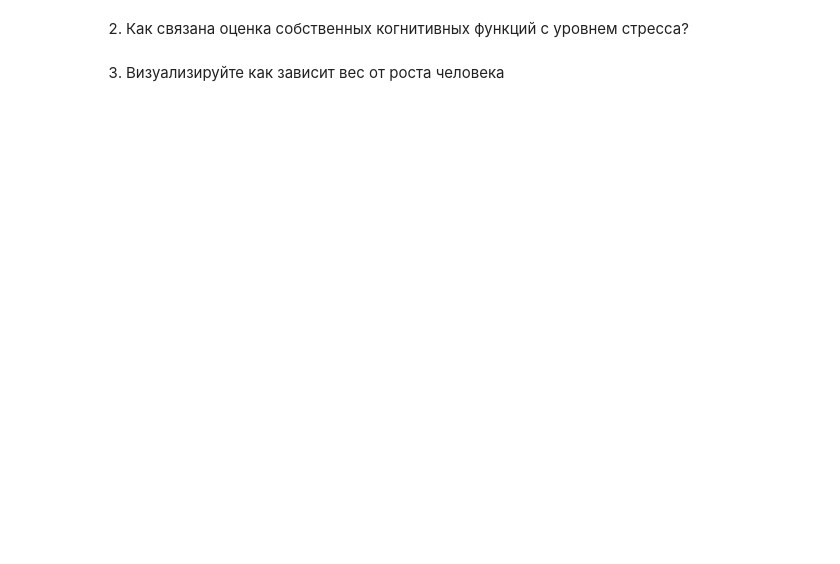
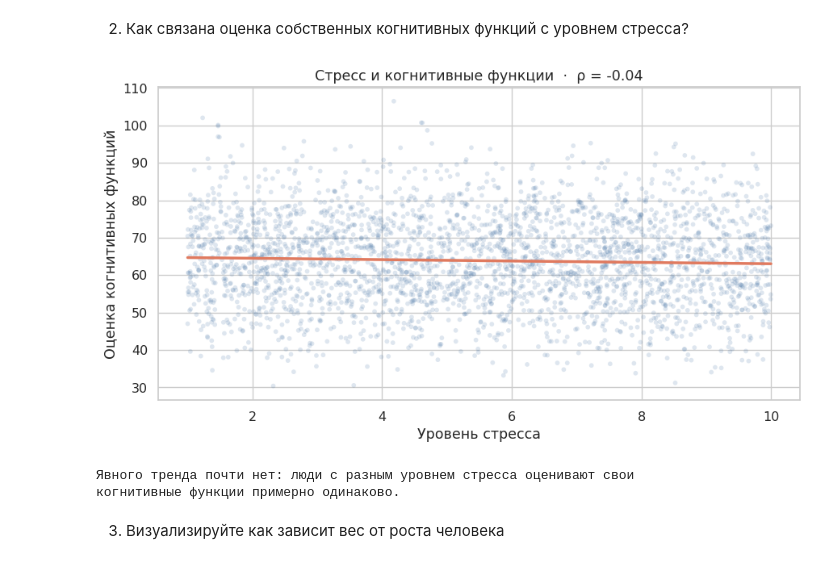
Before and after one commit to sprovay/Machine_Learning_Concepts_Labs, a Jupyter notebook: hw1/Lab1-7.ipynb, the cells around one changed output. Cells and saved outputs as stored; diff of their text form; code cells hidden in the pictures; blank space fills up the shorter version.

```diff
--- a/hw1/Lab1-7.ipynb
+++ b/hw1/Lab1-7.ipynb
@@ -103,4 +404,22 @@ import pandas as pd
 # %% [markdown]
 2. Как связана оценка собственных когнитивных функций с уровнем стресса?
+# %%
+stress = df["Stress Levels"]
+cognitive = df["Cognitive Function"]
+rho = stress.corr(cognitive, method="spearman")
+fig, ax = plt.subplots(figsize=(9, 5))
+sns.regplot(data=df, x="Stress Levels", y="Cognitive Function", ci=None,
+            scatter_kws={"s": 17, "alpha": 0.18, "color": "#4C78A8", "edgecolor": "none"},
+            line_kws={"color": "#E07A5F", "linewidth": 2.5}, ax=ax)
+ax.set(xlabel="Уровень стресса", ylabel="Оценка когнитивных функций",
+       title=f"Стресс и когнитивные функции  ·  ρ = {rho:.2f}")
+fig.tight_layout()
+plt.show()
+print("Явного тренда почти нет: люди с разным уровнем стресса оценивают свои")
+print("когнитивные функции примерно одинаково.")
+# %% [output]
+[figure, added]
+Явного тренда почти нет: люди с разным уровнем стресса оценивают свои
+когнитивные функции примерно одинаково.
 # %% [markdown]
 3. Визуализируйте как зависит вес от роста человека
```
Also changed, not shown: parts of 27 cells of this notebook, 1 other file.
